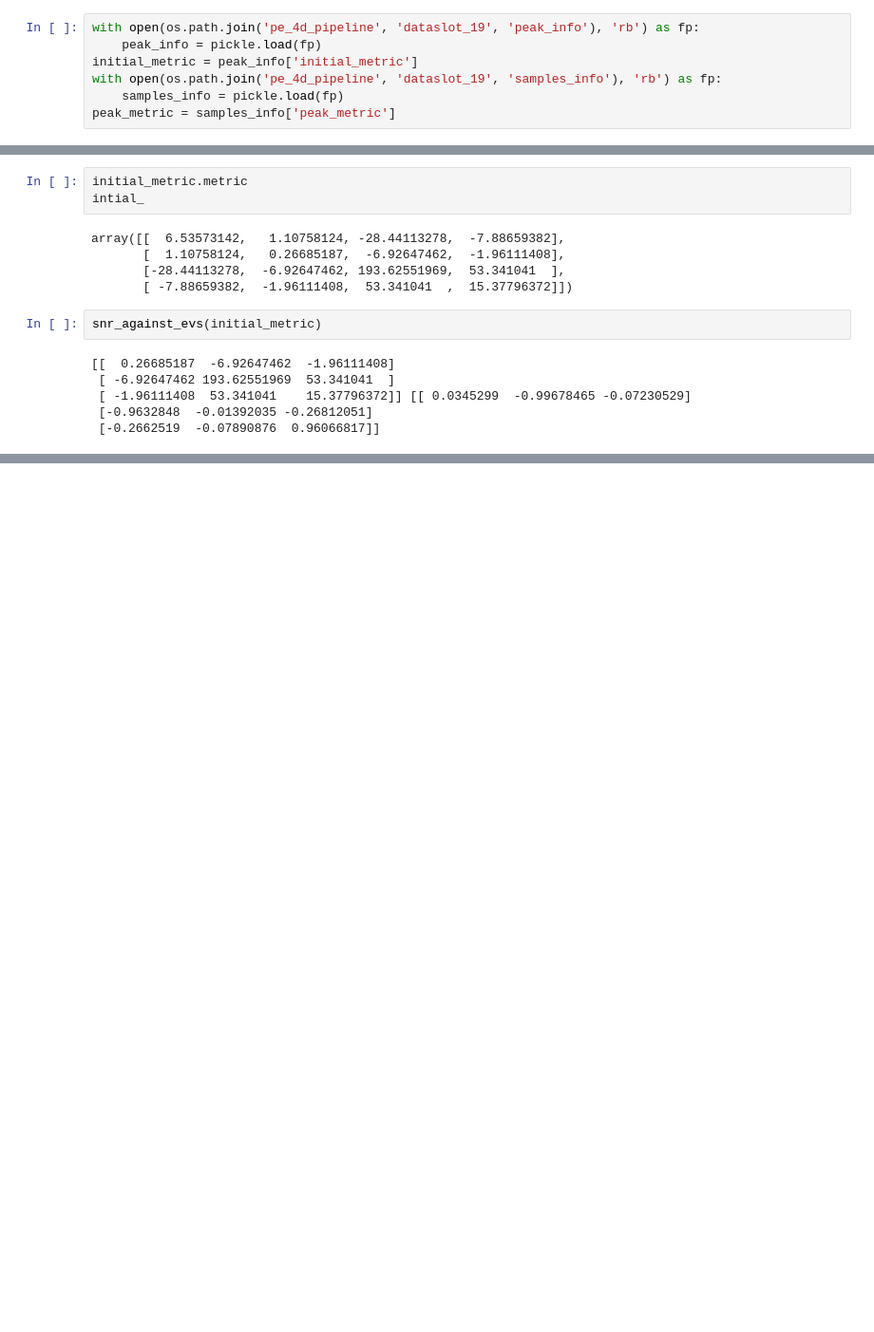
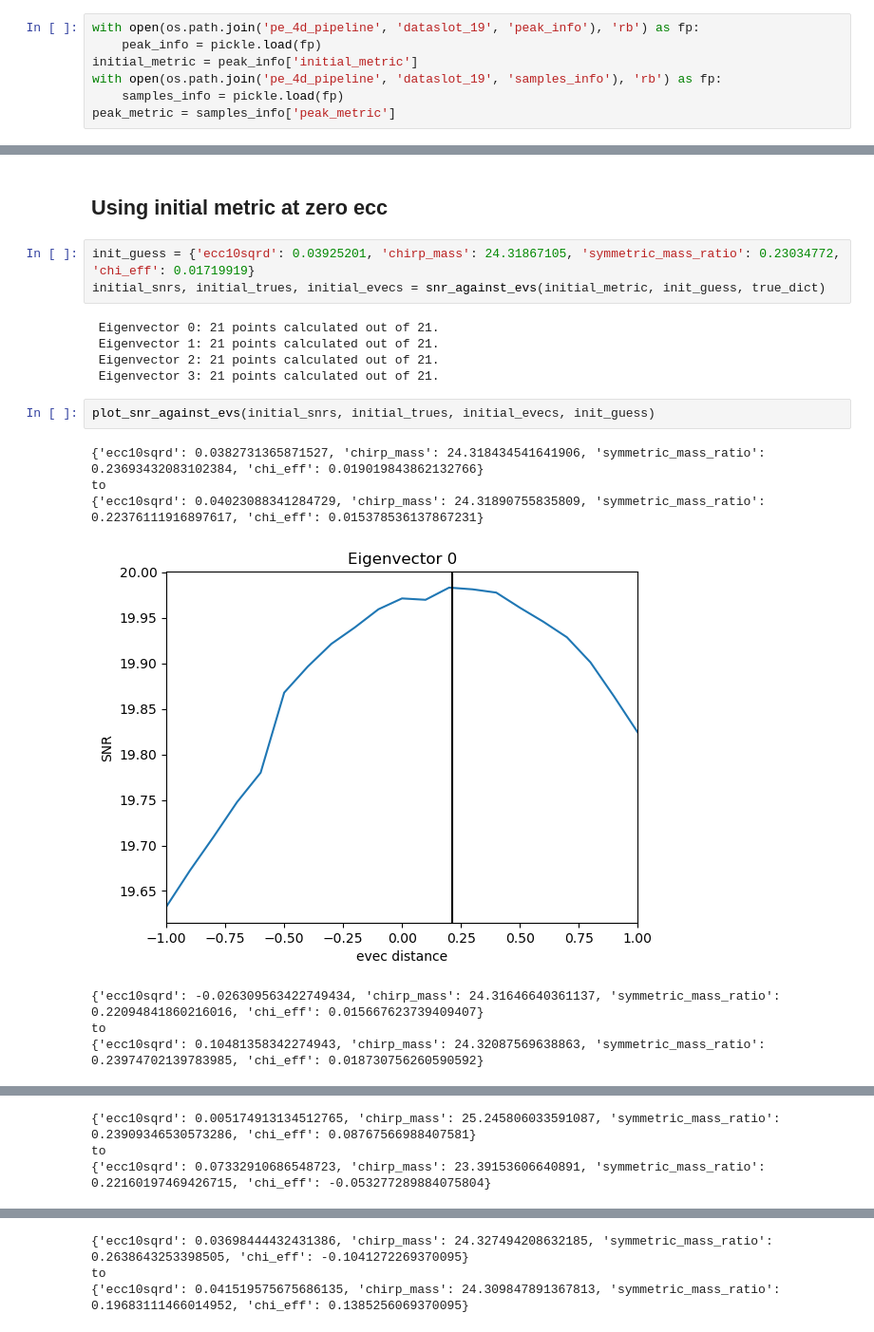
Before and after one commit to BenGPatterson/EccentricBinaries, a Jupyter notebook: notebooks/improving_peak.ipynb, the cells around one changed output, grey strips where cells are left out. Shown at 95% size. Cells and saved outputs as stored; diff of their text form; blank space fills up the shorter version.

Commit message:
investigating refining peak point with metric eigenvectors

```diff
--- a/notebooks/improving_peak.ipynb
+++ b/notebooks/improving_peak.ipynb
@@ -359,16 +431,20 @@ def snr_against_evs(metric):
-# %%
-initial_metric.metric
-intial_
-# %% [output]
-array([[  6.53573142,   1.10758124, -28.44113278,  -7.88659382],
-       [  1.10758124,   0.26685187,  -6.92647462,  -1.96111408],
-       [-28.44113278,  -6.92647462, 193.62551969,  53.341041  ],
-       [ -7.88659382,  -1.96111408,  53.341041  ,  15.37796372]])
-# %%
-snr_against_evs(initial_metric)
-# %% [output]
-[[  0.26685187  -6.92647462  -1.96111408]
- [ -6.92647462 193.62551969  53.341041  ]
- [ -1.96111408  53.341041    15.37796372]] [[ 0.0345299  -0.99678465 -0.07230529]
- [-0.9632848  -0.01392035 -0.26812051]
- [-0.2662519  -0.07890876  0.96066817]]
+# %% [markdown]
+## Using initial metric at zero ecc
+# %%
+init_guess = {'ecc10sqrd': 0.03925201, 'chirp_mass': 24.31867105, 'symmetric_mass_ratio': 0.23034772, 'chi_eff': 0.01719919}
+initial_snrs, initial_trues, initial_evecs = snr_against_evs(initial_metric, init_guess, true_dict)
+# %% [output]
+ Eigenvector 0: 21 points calculated out of 21.
+ Eigenvector 1: 21 points calculated out of 21.
+ Eigenvector 2: 21 points calculated out of 21.
+ Eigenvector 3: 21 points calculated out of 21.
+# %%
+plot_snr_against_evs(initial_snrs, initial_trues, initial_evecs, init_guess)
+# %% [output]
+{'ecc10sqrd': 0.0382731365871527, 'chirp_mass': 24.318434541641906, 'symmetric_mass_ratio': 0.23693432083102384, 'chi_eff': 0.019019843862132766}
+to
+{'ecc10sqrd': 0.04023088341284729, 'chirp_mass': 24.31890755835809, 'symmetric_mass_ratio': 0.22376111916897617, 'chi_eff': 0.015378536137867231}
+[figure, added]
+{'ecc10sqrd': -0.026309563422749434, 'chirp_mass': 24.31646640361137, 'symmetric_mass_ratio': 0.22094841860216016, 'chi_eff': 0.015667623739409407}
+to
+{'ecc10sqrd': 0.10481358342274943, 'chirp_mass': 24.32087569638863, 'symmetric_mass_ratio': 0.23974702139783985, 'chi_eff': 0.018730756260590592}
@@ -374,0 +452,3 @@ snr_against_evs(initial_metric)
+{'ecc10sqrd': 0.005174913134512765, 'chirp_mass': 25.245806033591087, 'symmetric_mass_ratio': 0.23909346530573286, 'chi_eff': 0.08767566988407581}
+to
+{'ecc10sqrd': 0.07332910686548723, 'chirp_mass': 23.39153606640891, 'symmetric_mass_ratio': 0.22160197469426715, 'chi_eff': -0.053277289884075804}
@@ -374,0 +456,3 @@ snr_against_evs(initial_metric)
+{'ecc10sqrd': 0.03698444432431386, 'chirp_mass': 24.327494208632185, 'symmetric_mass_ratio': 0.2638643253398505, 'chi_eff': -0.1041272269370095}
+to
+{'ecc10sqrd': 0.041519575675686135, 'chirp_mass': 24.309847891367813, 'symmetric_mass_ratio': 0.19683111466014952, 'chi_eff': 0.1385256069370095}
```
Also changed, not shown: parts of 9 cells of this notebook.
